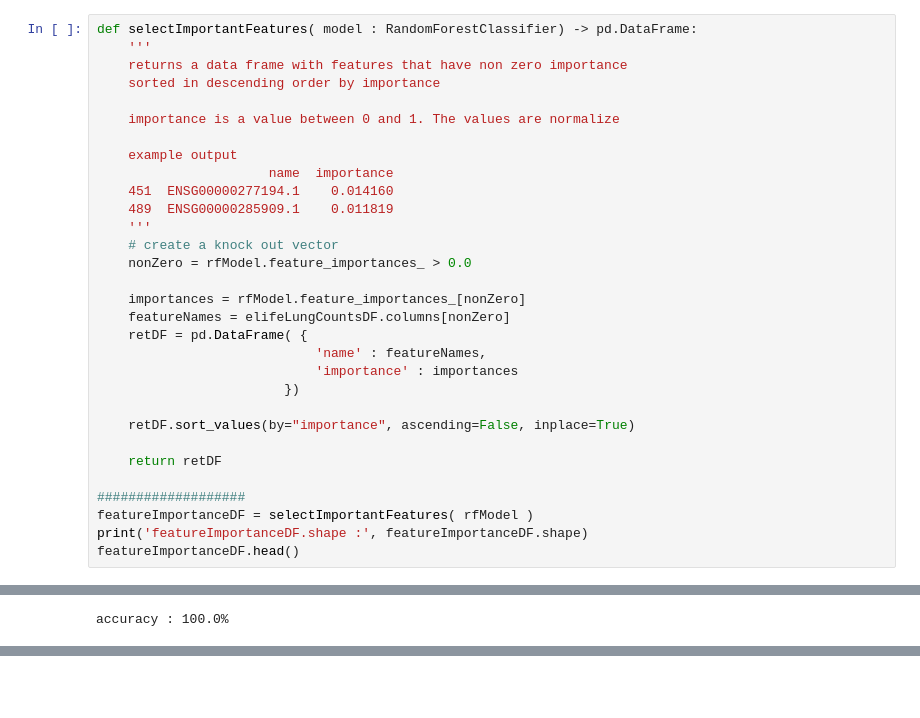
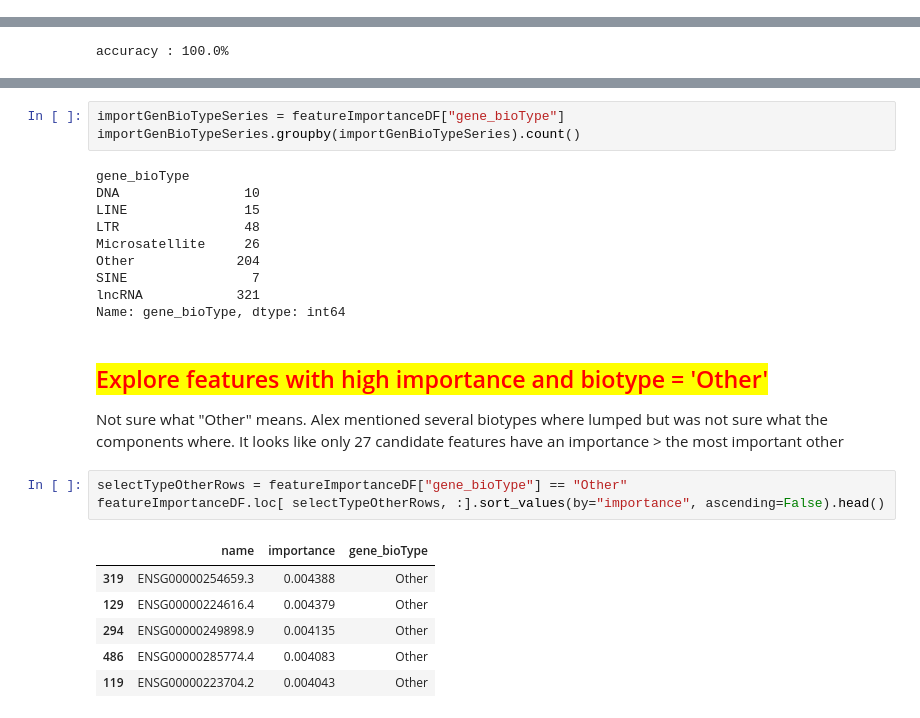
Before and after one commit to aedavids/extraCellularRNA, a Jupyter notebook: intraExtraRNA_POC/jupyterNotebooks/elife/lungCancer/elifeLungCancerNon-CodingBiomarkerRandomForest.ipynb, the cells around one changed output, grey strips where cells are left out. Saved outputs shown, nothing was run; the diff lists cells and outputs as text; blank space fills up the shorter version.

```diff
--- a/intraExtraRNA_POC/jupyterNotebooks/elife/lungCancer/elifeLungCancerNon-CodingBiomarkerRandomForest.ipynb
+++ b/intraExtraRNA_POC/jupyterNotebooks/elife/lungCancer/elifeLungCancerNon-CodingBiomarkerRandomForest.ipynb
@@ -179,34 +180,3 @@ Wall time: 532 ms
 RandomForestClassifier(random_state=42)
 # %% [markdown]
 # Evaluate Model
-# %%
-def selectImportantFeatures( model : RandomForestClassifier) -> pd.DataFrame:
-    '''
-    returns a data frame with features that have non zero importance
-    sorted in descending order by importance
-
-    importance is a value between 0 and 1. The values are normalize
-
-    example output
-                      name  importance
-    451  ENSG00000277194.1    0.014160
-    489  ENSG00000285909.1    0.011819
-    '''
-    # create a knock out vector
-    nonZero = rfModel.feature_importances_ > 0.0
-
-    importances = rfModel.feature_importances_[nonZero]
-    featureNames = elifeLungCountsDF.columns[nonZero]
-    retDF = pd.DataFrame( {
-                            'name' : featureNames,
-                            'importance' : importances
-                        })
-
-    retDF.sort_values(by="importance", ascending=False, inplace=True)
-
-    return retDF
-
-###################
-featureImportanceDF = selectImportantFeatures( rfModel )
-print('featureImportanceDF.shape :', featureImportanceDF.shape)
-featureImportanceDF.head()
@@ -303,0 +262,26 @@ accuracy : 100.0%
+# %%
+importGenBioTypeSeries = featureImportanceDF["gene_bioType"]
+importGenBioTypeSeries.groupby(importGenBioTypeSeries).count()
+# %% [output]
+gene_bioType
+DNA                10
+LINE               15
+LTR                48
+Microsatellite     26
+Other             204
+SINE                7
+lncRNA            321
+Name: gene_bioType, dtype: int64
+# %% [markdown]
+## <span style="color:red;background-color:yellow">Explore features with high importance and biotype = 'Other'
+Not sure what "Other" means. Alex mentioned several biotypes where lumped but was not sure what the components where. It looks like only 27 candidate features have an importance > the most important other
+# %%
+selectTypeOtherRows = featureImportanceDF["gene_bioType"] == "Other"
+featureImportanceDF.loc[ selectTypeOtherRows, :].sort_values(by="importance", ascending=False).head()
+# %% [output]
+|  | name | importance | gene_bioType |
+| 319 | ENSG00000254659.3 | 0.004388 | Other |
+| 129 | ENSG00000224616.4 | 0.004379 | Other |
+| 294 | ENSG00000249898.9 | 0.004135 | Other |
+| 486 | ENSG00000285774.4 | 0.004083 | Other |
+| 119 | ENSG00000223704.2 | 0.004043 | Other |
```
Also changed, not shown: parts of 16 cells of this notebook.
